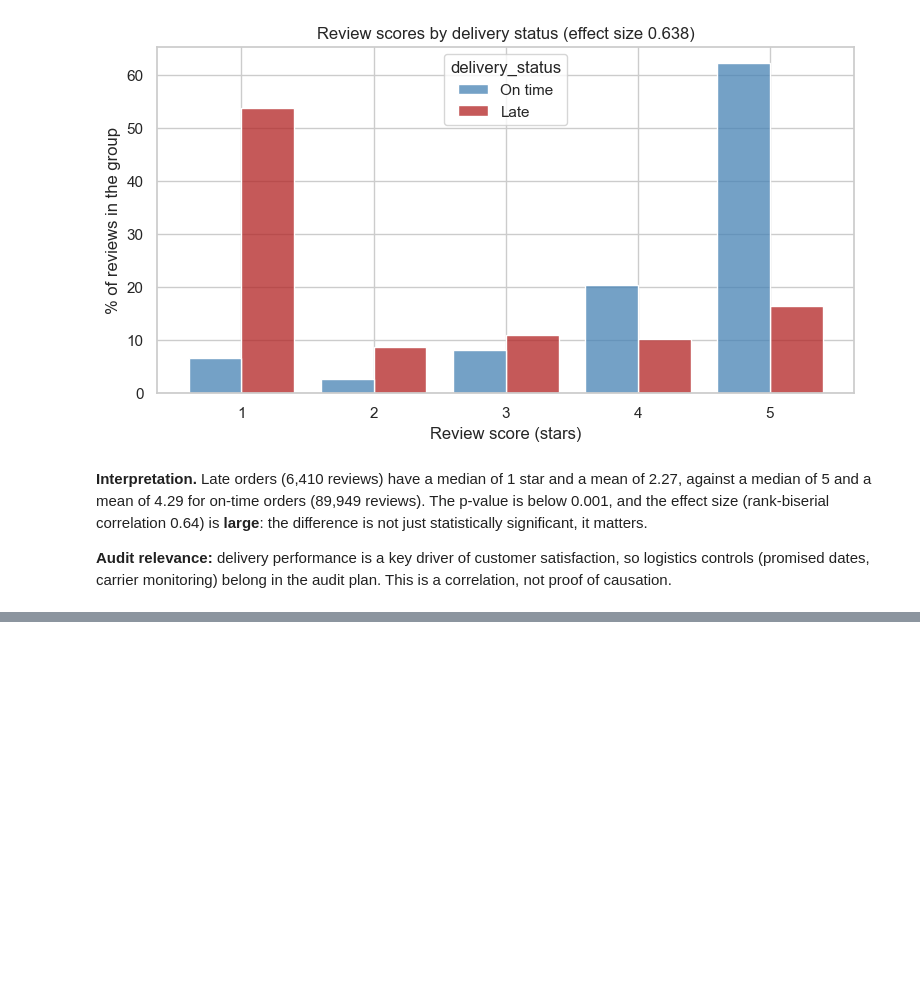
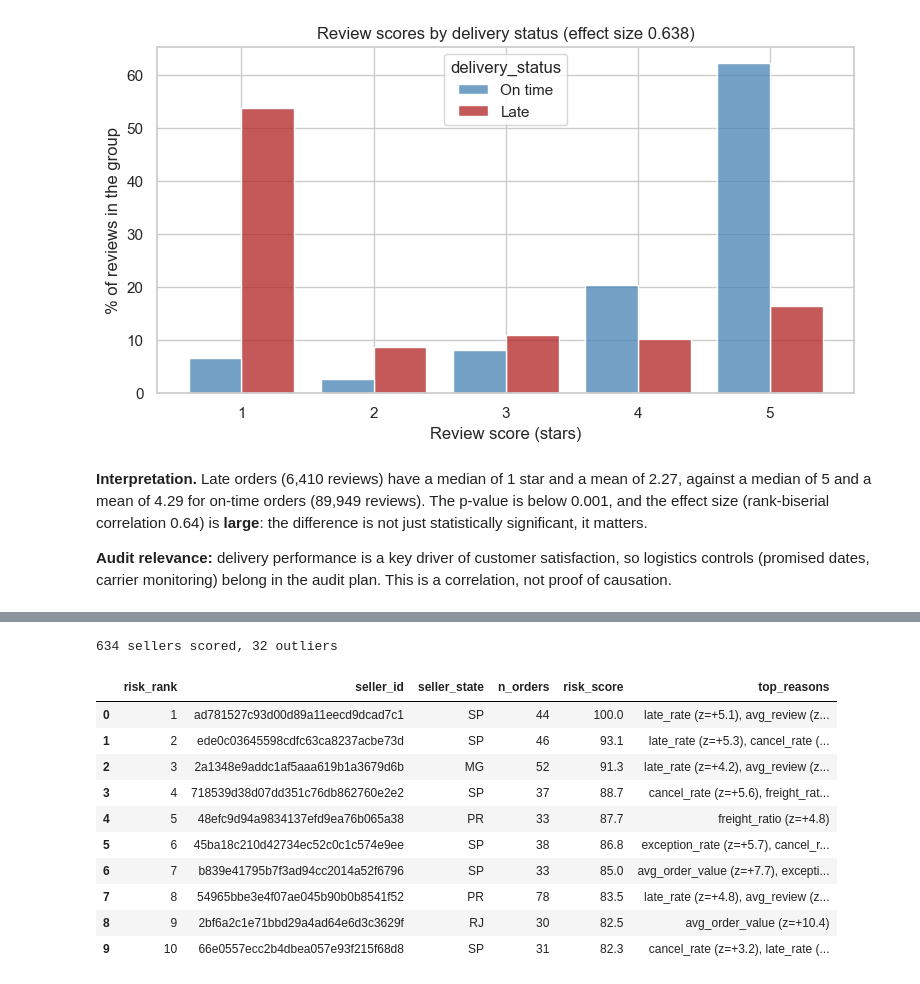
Before and after one commit to hadiyahya11/ecommerce-sql-analytics, a Jupyter notebook: audit_analysis.ipynb, the cells around one changed output, grey strips where cells are left out. Cells and saved outputs as stored; diff of their text form; code cells hidden in the pictures; blank space fills up the shorter version.

```diff
--- a/audit_analysis.ipynb
+++ b/audit_analysis.ipynb
@@ -81,0 +86,20 @@ plt.show()
+# %%
+from audit.seller_risk import build_seller_features, score_sellers, FEATURE_COLUMNS
+
+exceptions = read_sql('SELECT * FROM audit_exceptions')  # results of the rule-based tests
+seller_risk = score_sellers(build_seller_features(exceptions))
+print(f"{len(seller_risk)} sellers scored, {seller_risk['is_outlier'].sum()} outliers")
+seller_risk.head(10)[['risk_rank', 'seller_id', 'seller_state', 'n_orders', 'risk_score', 'top_reasons']]
+# %% [output]
+634 sellers scored, 32 outliers
+|  | risk_rank | seller_id | seller_state | n_orders | risk_score | top_reasons |
+| 0 | 1 | ad781527c93d00d89a11eecd9dcad7c1 | SP | 44 | 100.0 | late_rate (z=+5.1), avg_review (z... |
+| 1 | 2 | ede0c03645598cdfc63ca8237acbe73d | SP | 46 | 93.1 | late_rate (z=+5.3), cancel_rate (... |
+| 2 | 3 | 2a1348e9addc1af5aaa619b1a3679d6b | MG | 52 | 91.3 | late_rate (z=+4.2), avg_review (z... |
+| 3 | 4 | 718539d38d07dd351c76db862760e2e2 | SP | 37 | 88.7 | cancel_rate (z=+5.6), freight_rat... |
+| 4 | 5 | 48efc9d94a9834137efd9ea76b065a38 | PR | 33 | 87.7 | freight_ratio (z=+4.8) |
+| 5 | 6 | 45ba18c210d42734ec52c0c1c574e9ee | SP | 38 | 86.8 | exception_rate (z=+5.7), cancel_r... |
+| 6 | 7 | b839e41795b7f3ad94cc2014a52f6796 | SP | 33 | 85.0 | avg_order_value (z=+7.7), excepti... |
+| 7 | 8 | 54965bbe3e4f07ae045b90b0b8541f52 | PR | 78 | 83.5 | late_rate (z=+4.8), avg_review (z... |
+| 8 | 9 | 2bf6a2c1e71bbd29a4ad64e6d3c3629f | RJ | 30 | 82.5 | avg_order_value (z=+10.4) |
+| 9 | 10 | 66e0557ecc2b4dbea057e93f215f68d8 | SP | 31 | 82.3 | cancel_rate (z=+3.2), late_rate (... |
```
Also changed, not shown: parts of 4 cells of this notebook, 2 other files.
